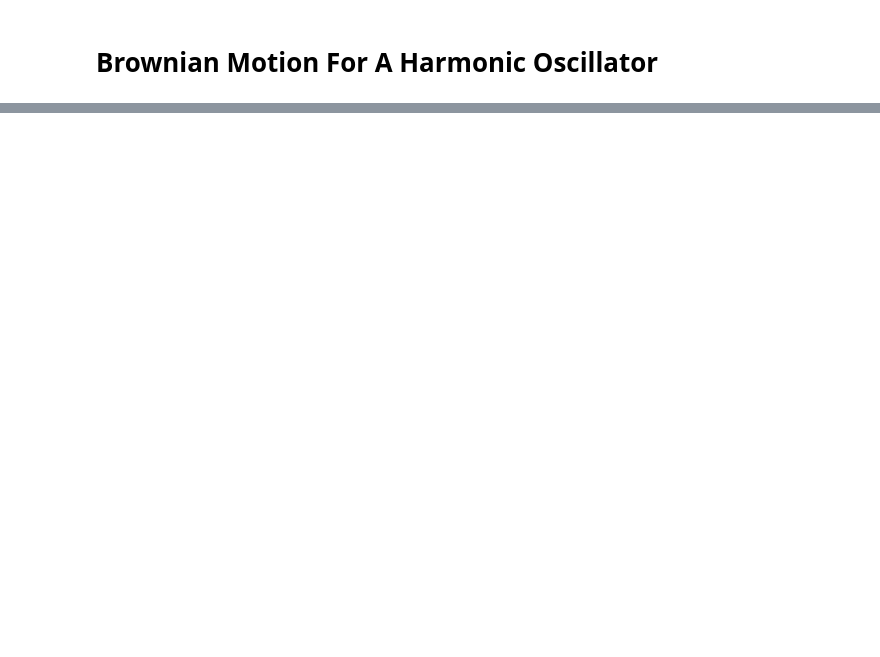
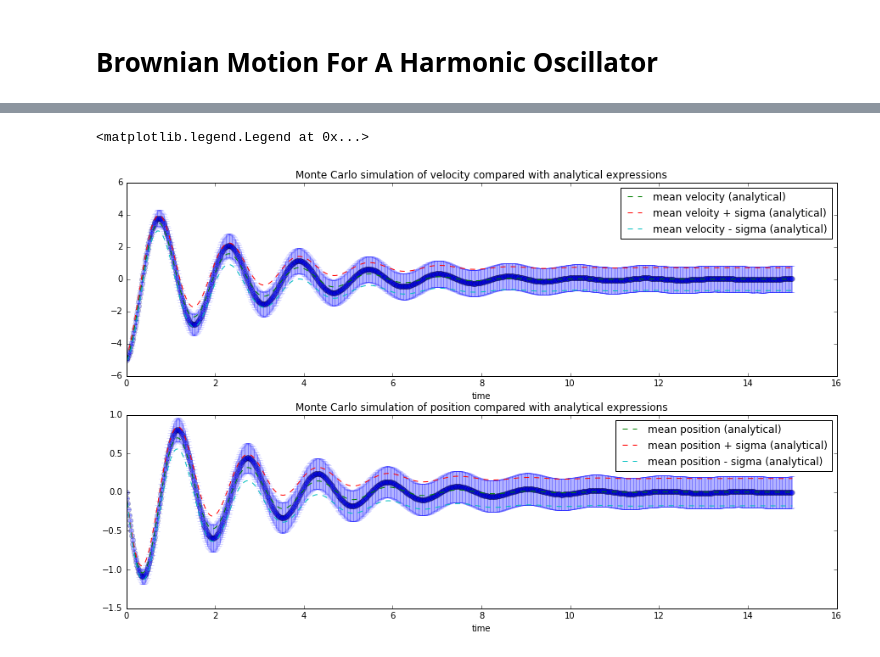
Before and after one commit to borundev/StochasticProcesses, a Jupyter notebook: StochasticHarmonicOscillator.ipynb, the cells around one changed output, grey strips where cells are left out. Drawn from its saved outputs; the diff is of its cells as text; code cells hidden in the pictures; blank space fills up the shorter version.

```diff
--- a/StochasticHarmonicOscillator.ipynb
+++ b/StochasticHarmonicOscillator.ipynb
@@ -33,0 +113,78 @@ As before, since the increments are normally distributed the joint probability d
+# %%
+class Paths(object):
+
+    def __init__(self,x0,v0,beta,gamma,omega,T,nsteps,npaths):
+        self.x0=x0
+        self.v0=v0
+        self.beta=beta
+        self.gamma=gamma
+        self.omega=omega
+        self.T=T
+        self.nsteps=nsteps
+        self.npaths=npaths
+        self.dt=1.0*T/nsteps
+        self.time=np.linspace(0,self.T,self.nsteps)
+        self.dW=np.sqrt(self.dt)
+        self.randoms=np.random.normal(0,1,npaths*(nsteps-1))
+        self.randoms.shape=[npaths,nsteps-1]
+
+
+
+        paths_X=np.zeros(shape=(npaths,nsteps))
+        paths_V=np.zeros(shape=(npaths,nsteps))
+
+        paths_X[:,0]=self.x0
+        paths_V[:,0]=self.v0
+
+        # the SDE are
+        # V_{t+1}=V_t - gamma V_t dt - omega**2 X_t dt+ beta dW
+        # X_{t+1}=X_t + V_t dt
+
+        for i in range(nsteps-1):
+            paths_V[:,i+1]=paths_V[:,i]*(1.0-gamma*self.dt)-self.omega**2*self.dt*paths_X[:,i] +self.beta*self.dW*self.randoms[:,i]
+            paths_X[:,i+1]=paths_X[:,i]+paths_V[:,i]*self.dt
+        self.paths_V=paths_V
+        self.paths_X=paths_X
+
+    def get_paths_V(self):
+        return self.paths_V
+
+    def get_paths_X(self):
+        return self.paths_X
+
+    def get_timeline(self):
+        return self.time
+
+
+paths=Paths(x0,v0,beta,gamma,omega,15,1000,10000)
+v_mean=paths.get_paths_V().mean(0)
+v_std=paths.get_paths_V().std(0)
+
+x_mean=paths.get_paths_X().mean(0)
+x_std=paths.get_paths_X().std(0)
+
+t_paths=paths.get_timeline()
+
+plt.subplot(211)
+plt.errorbar(t_paths,v_mean,yerr=v_std,fmt='o',alpha=.3)
+plt.plot(t,vmean,"--",label="mean velocity (analytical)")
+plt.plot(t,vup,"--",label="mean veloity + sigma (analytical)")
+plt.plot(t,vdown,"--",label="mean velocity - sigma (analytical)")
+plt.xlabel("time")
+plt.title("Monte Carlo simulation of velocity compared with analytical expressions")
+
+plt.legend()
+
+plt.subplot(212)
+plt.errorbar(t_paths,x_mean,yerr=x_std,fmt='o',alpha=.3)
+plt.plot(t,xmean,"--",label="mean position (analytical)")
+plt.plot(t,xup,"--",label="mean position + sigma (analytical)")
+plt.plot(t,xdown,"--",label="mean position - sigma (analytical)")
+plt.xlabel("time")
+plt.title("Monte Carlo simulation of position compared with analytical expressions")
+
+
+plt.legend()
+# %% [output]
+<matplotlib.legend.Legend at 0x...>
+[figure, added]
```
Also changed, not shown: parts of 4 cells of this notebook.
